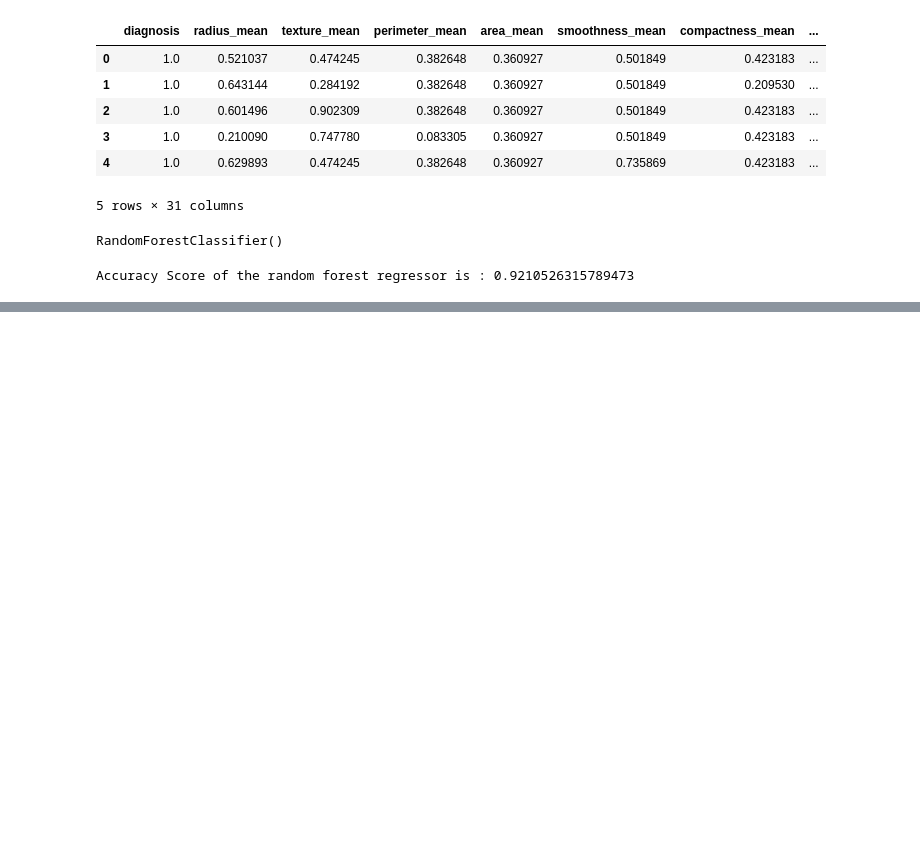
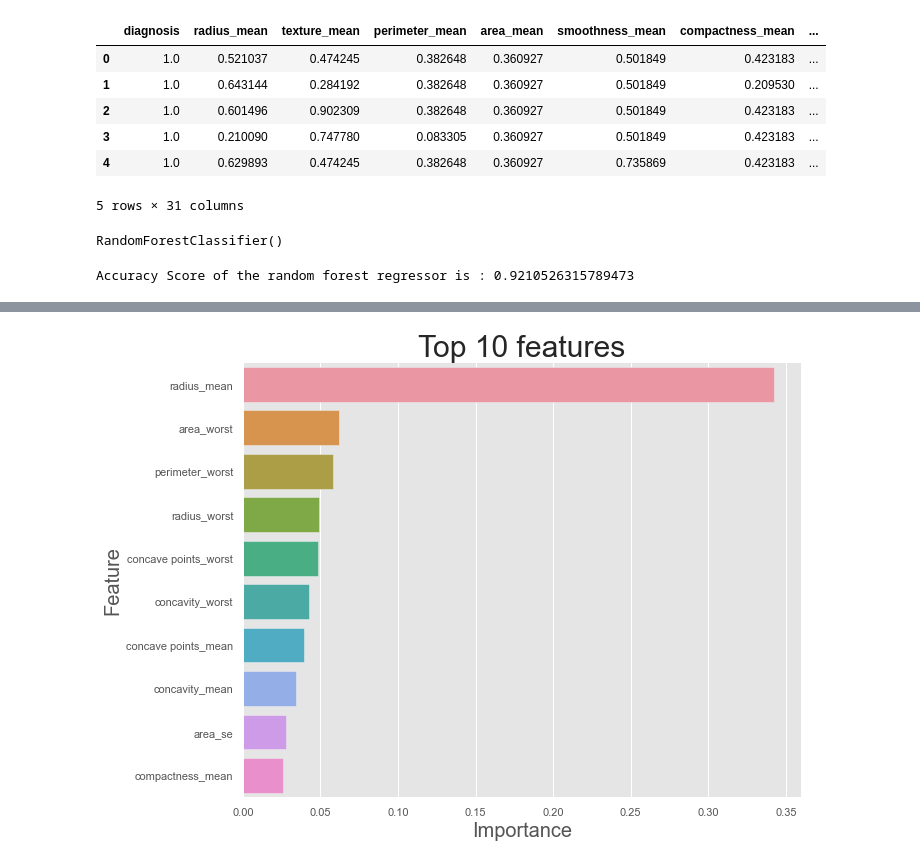
Before and after one commit to Tilda98/Causal_Inference, a Jupyter notebook: notebooks/eda.ipynb, the cells around one changed output, grey strips where cells are left out. Drawn from its saved outputs; the diff is of its cells as text; code cells hidden in the pictures; blank space fills up the shorter version.

Commit message:
significance graph and new df

```diff
--- a/notebooks/eda.ipynb
+++ b/notebooks/eda.ipynb
@@ -331,3 +331,12 @@ y_pred = classifier.predict(X_test)
 print ('Accuracy Score of the random forest regressor is :',accuracy_score(y_test, y_pred))
 # %% [output]
 Accuracy Score of the random forest regressor is : 0.9210526315789473
+# %%
+# Checking feature importance
+importances = classifier.feature_importances_
+labels = X.columns
+feature_data = pd.DataFrame(list(zip(labels, importances)), columns=["feature", "importance"])
+feature_data = feature_data.sort_values(by='importance', ascending=False, )
+significant_features_data = feature_data.head(10)
+significant_features_data.shape
+significant_features_data.head()
@@ -333,0 +350,13 @@ Accuracy Score of the random forest regressor is : 0.9210526315789473
+# %%
+def plot_bar(df,title,save_as):
+    plt.figure(figsize=(10, 8))
+    ax = sns.barplot(x="importance", y="feature", data=df)
+    ax.set_xlabel('Importance', fontsize=20)
+    ax.set_ylabel('Feature', fontsize=20)
+    ax.set_title(title, fontsize=30)
+    plt.savefig('../charts/'+save_as)
+    plt.show()
+# %%
+plot_bar(significant_features_data,'Top 10 features', 'top_10_features.jpg')
+# %% [output]
+[figure, added]
```
Also changed, not shown: parts of 4 cells of this notebook, 1 other file.
